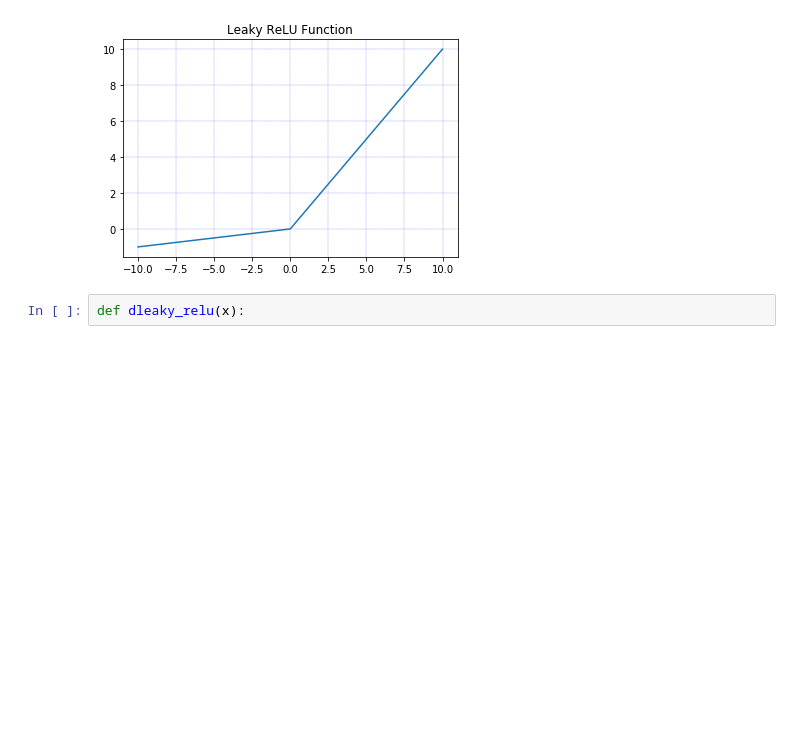
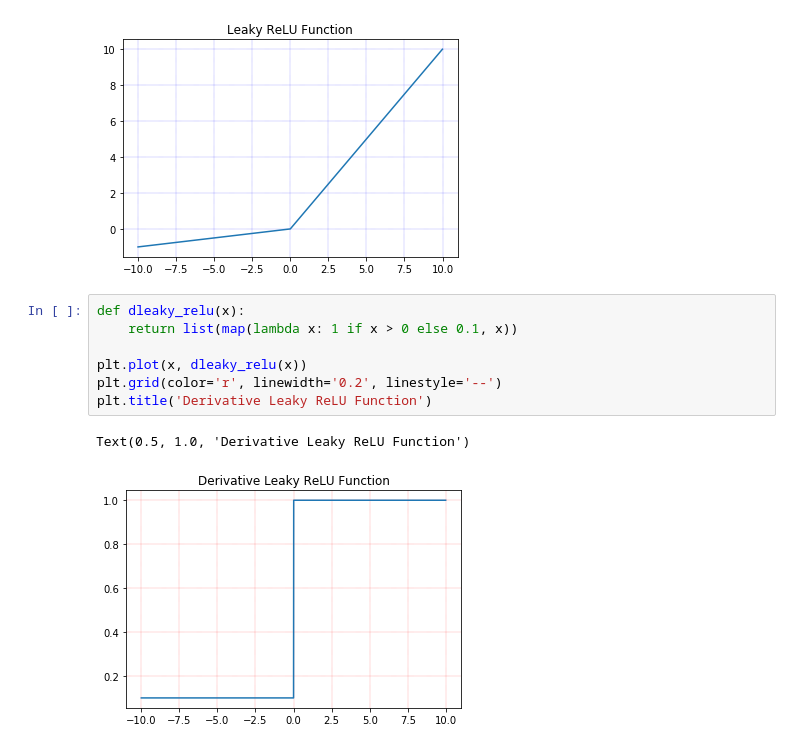
Before and after one commit to Apple1122/3rd-ML100Days, a Jupyter notebook: D72：啟動函數/D72/Day72-Activation_function_HW.ipynb, the cells around one changed output. Cells and saved outputs as stored; diff of their text form; blank space fills up the shorter version.

```diff
--- a/D72：啟動函數/D72/Day72-Activation_function_HW.ipynb
+++ b/D72：啟動函數/D72/Day72-Activation_function_HW.ipynb
@@ -105,5 +105,13 @@ plt.title('Leaky ReLU Function')
 # %% [output]
 Text(0.5, 1.0, 'Leaky ReLU Function')
 [figure]
-# %%
-def dleaky_relu(x):
+# %%
+def dleaky_relu(x):
+    return list(map(lambda x: 1 if x > 0 else 0.1, x))
+
+plt.plot(x, dleaky_relu(x))
+plt.grid(color='r', linewidth='0.2', linestyle='--')
+plt.title('Derivative Leaky ReLU Function')
+# %% [output]
+Text(0.5, 1.0, 'Derivative Leaky ReLU Function')
+[figure, added]
```
Also changed, not shown: 2 other files.
